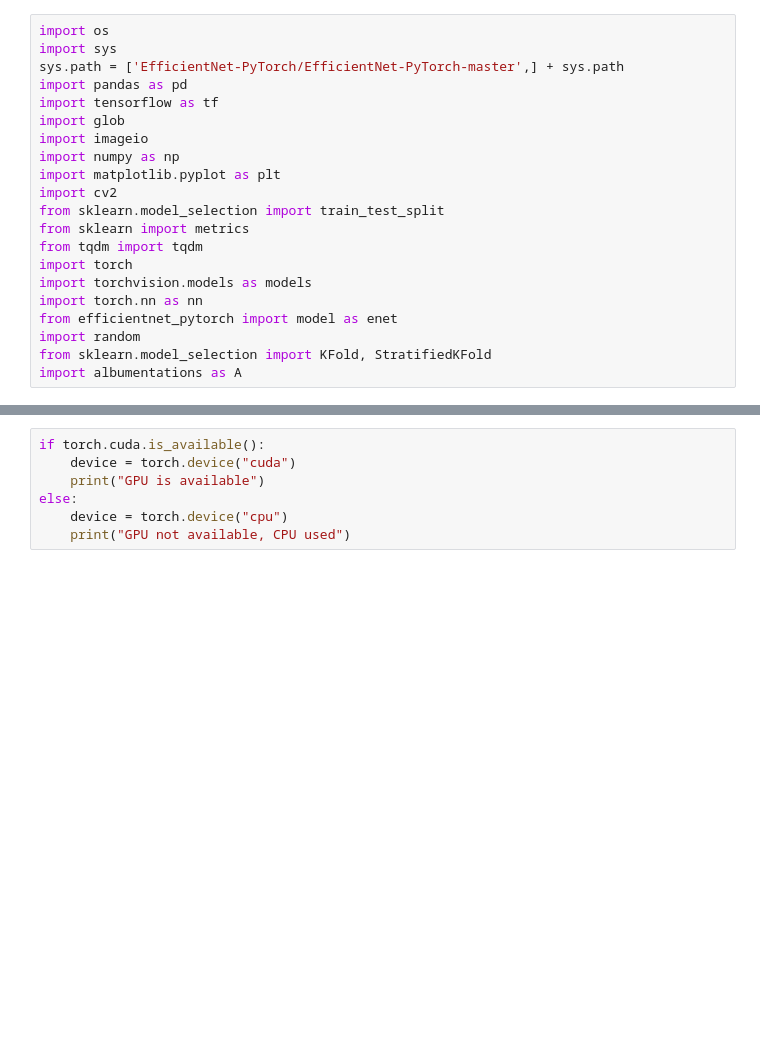
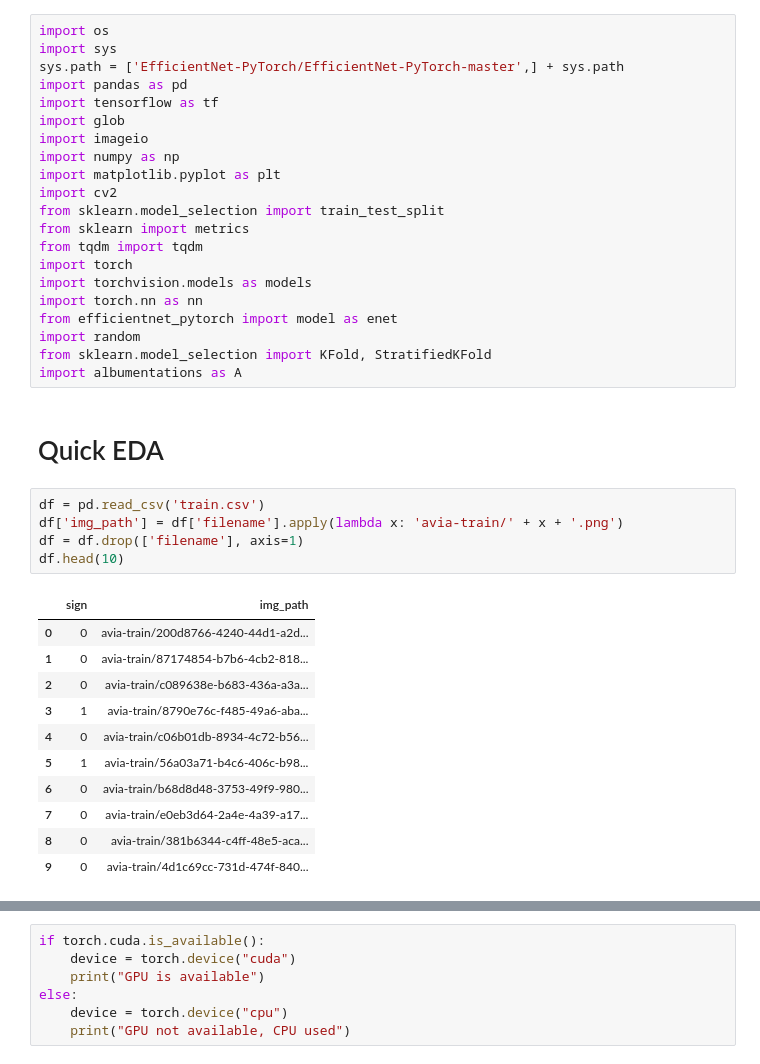
Before and after one commit to crashnester/missed_airplanes, a Jupyter notebook: missed_airplanes.ipynb, the cells around one changed output, grey strips where cells are left out. Cells and saved outputs as stored; diff of their text form; blank space fills up the shorter version.

```diff
--- a/missed_airplanes.ipynb
+++ b/missed_airplanes.ipynb
@@ -77,3 +95,22 @@ from efficientnet_pytorch import model as enet
 import random
 from sklearn.model_selection import KFold, StratifiedKFold
 import albumentations as A
+# %% [markdown]
+# Quick EDA
+# %%
+df = pd.read_csv('train.csv')
+df['img_path'] = df['filename'].apply(lambda x: 'avia-train/' + x + '.png')
+df = df.drop(['filename'], axis=1)
+df.head(10)
+# %% [output]
+|  | sign | img_path |
+| 0 | 0 | avia-train/200d8766-4240-44d1-a2d... |
+| 1 | 0 | avia-train/87174854-b7b6-4cb2-818... |
+| 2 | 0 | avia-train/c089638e-b683-436a-a3a... |
+| 3 | 1 | avia-train/8790e76c-f485-49a6-aba... |
+| 4 | 0 | avia-train/c06b01db-8934-4c72-b56... |
+| 5 | 1 | avia-train/56a03a71-b4c6-406c-b98... |
+| 6 | 0 | avia-train/b68d8d48-3753-49f9-980... |
+| 7 | 0 | avia-train/e0eb3d64-2a4e-4a39-a17... |
+| 8 | 0 | avia-train/381b6344-c4ff-48e5-aca... |
+| 9 | 0 | avia-train/4d1c69cc-731d-474f-840... |
```
Also changed, not shown: parts of 12 cells of this notebook, 3 other files.
